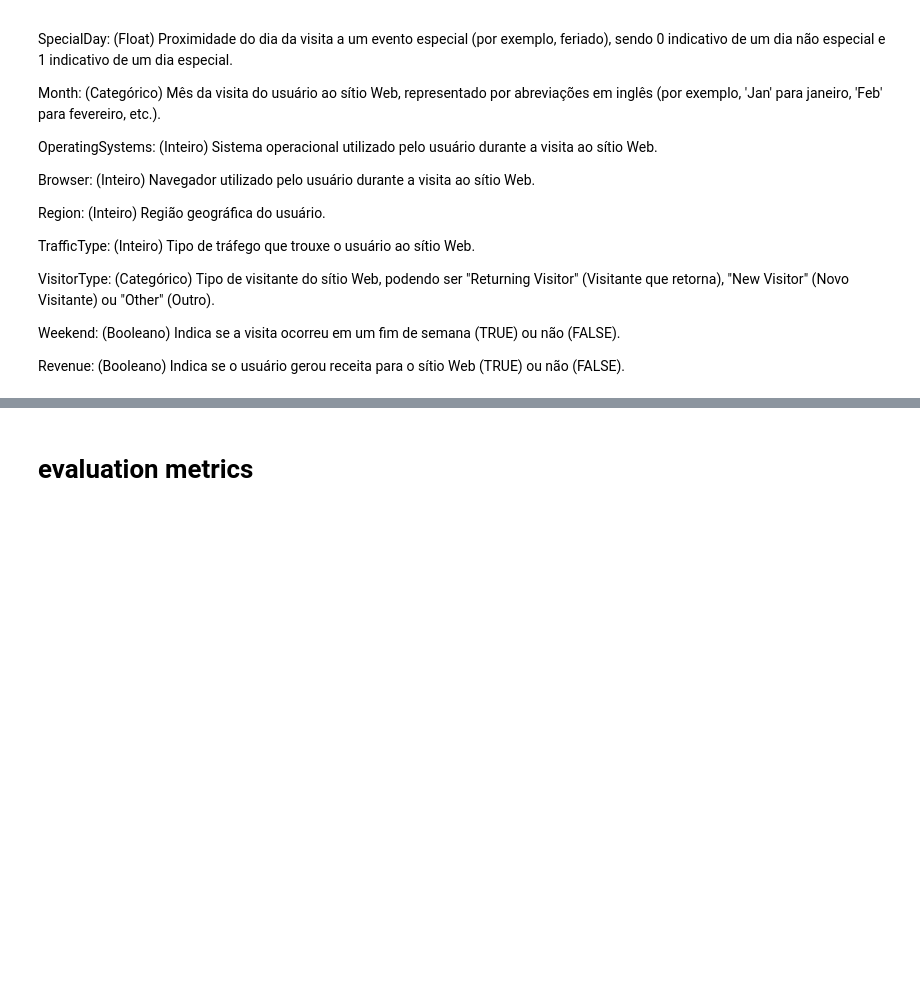
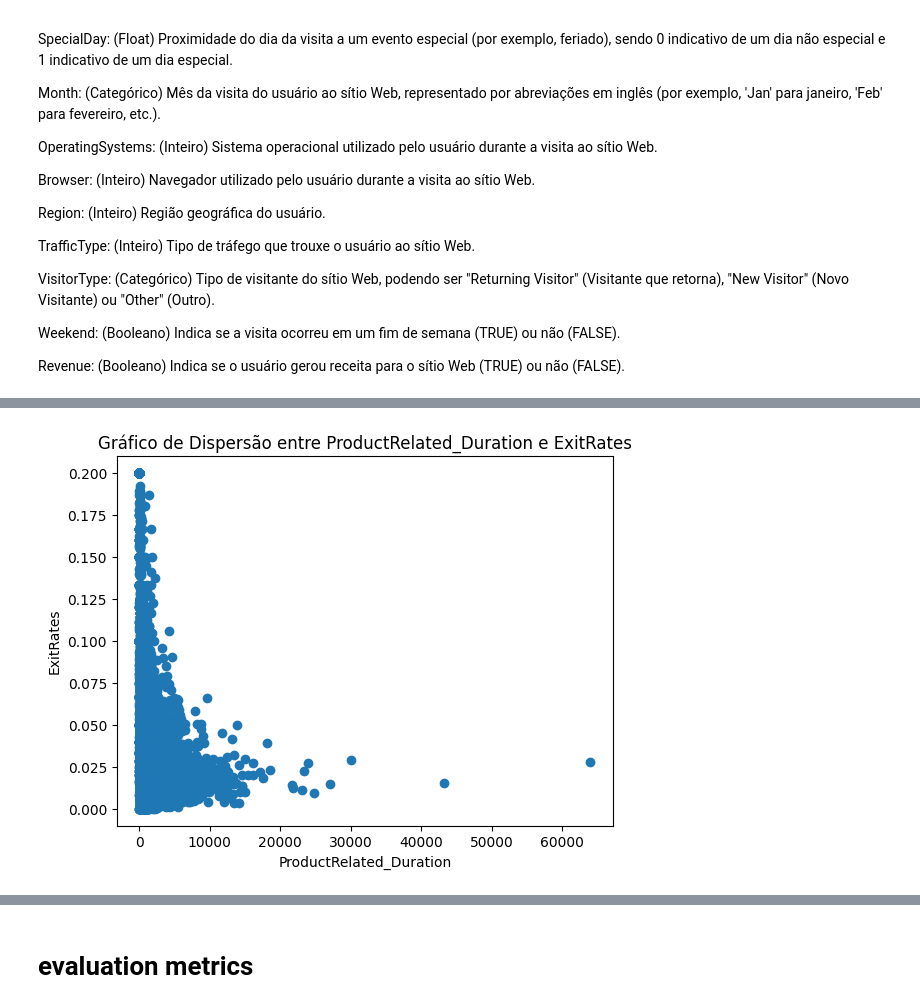
Before and after one commit to Rendrick27/Online_Shoppers_Purchasing, a Jupyter notebook: Main/Main_Script.ipynb, the cells around one changed output, grey strips where cells are left out. Drawn from its saved outputs; the diff is of its cells as text; code cells hidden in the pictures; blank space fills up the shorter version.

```diff
--- a/Main/Main_Script.ipynb
+++ b/Main/Main_Script.ipynb
@@ -81,0 +128,12 @@ df.dropna(inplace=True)
+# %%
+# Atribuição de variaveis para o grafico de dispersão
+coluna_x = 'ProductRelated_Duration'
+coluna_y = 'ExitRates'
+# %%
+plt.scatter(df[coluna_x], df[coluna_y])
+plt.xlabel(coluna_x)
+plt.ylabel(coluna_y)
+plt.title('Gráfico de Dispersão entre {} e {}'.format(coluna_x, coluna_y))
+plt.show()
+# %% [output]
+[figure, added]
```
Also changed, not shown: parts of 113 cells of this notebook.
